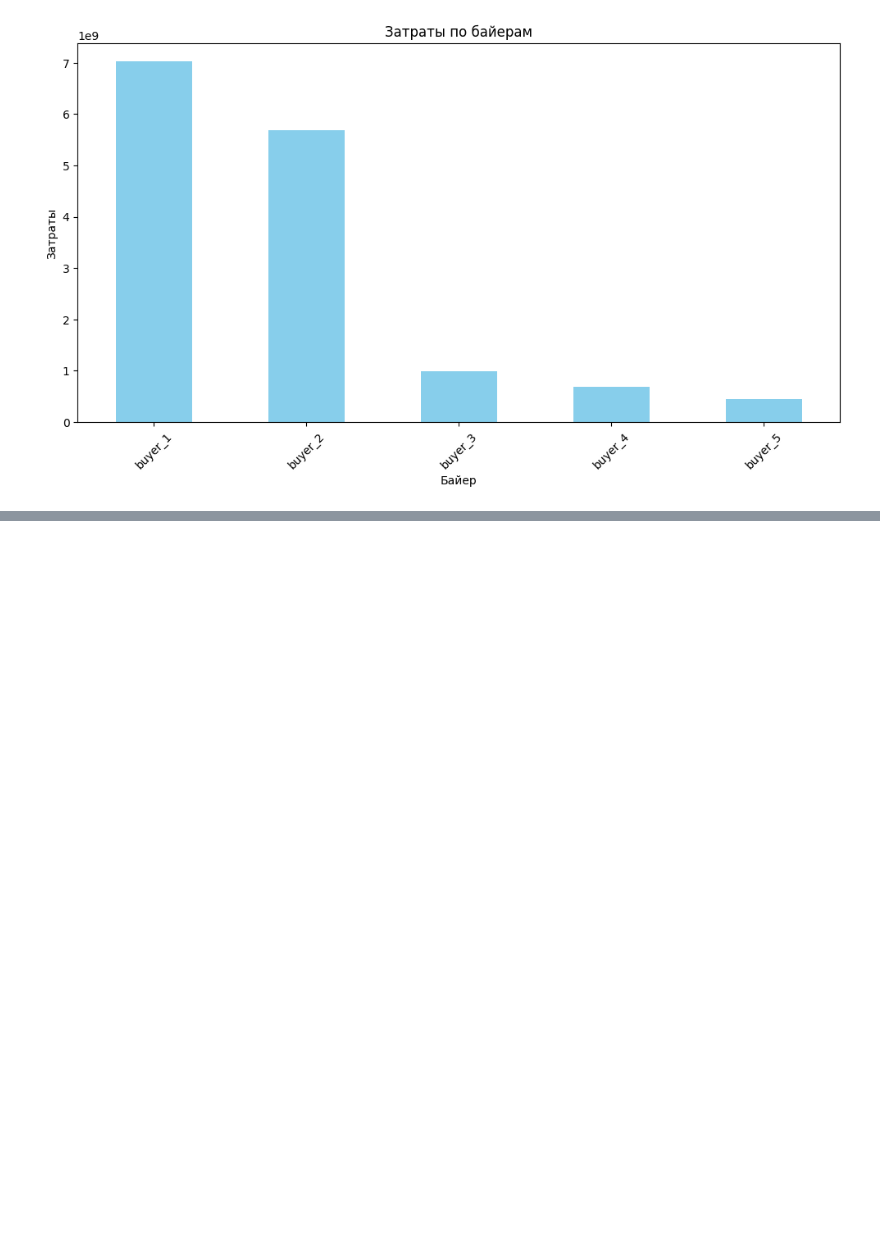
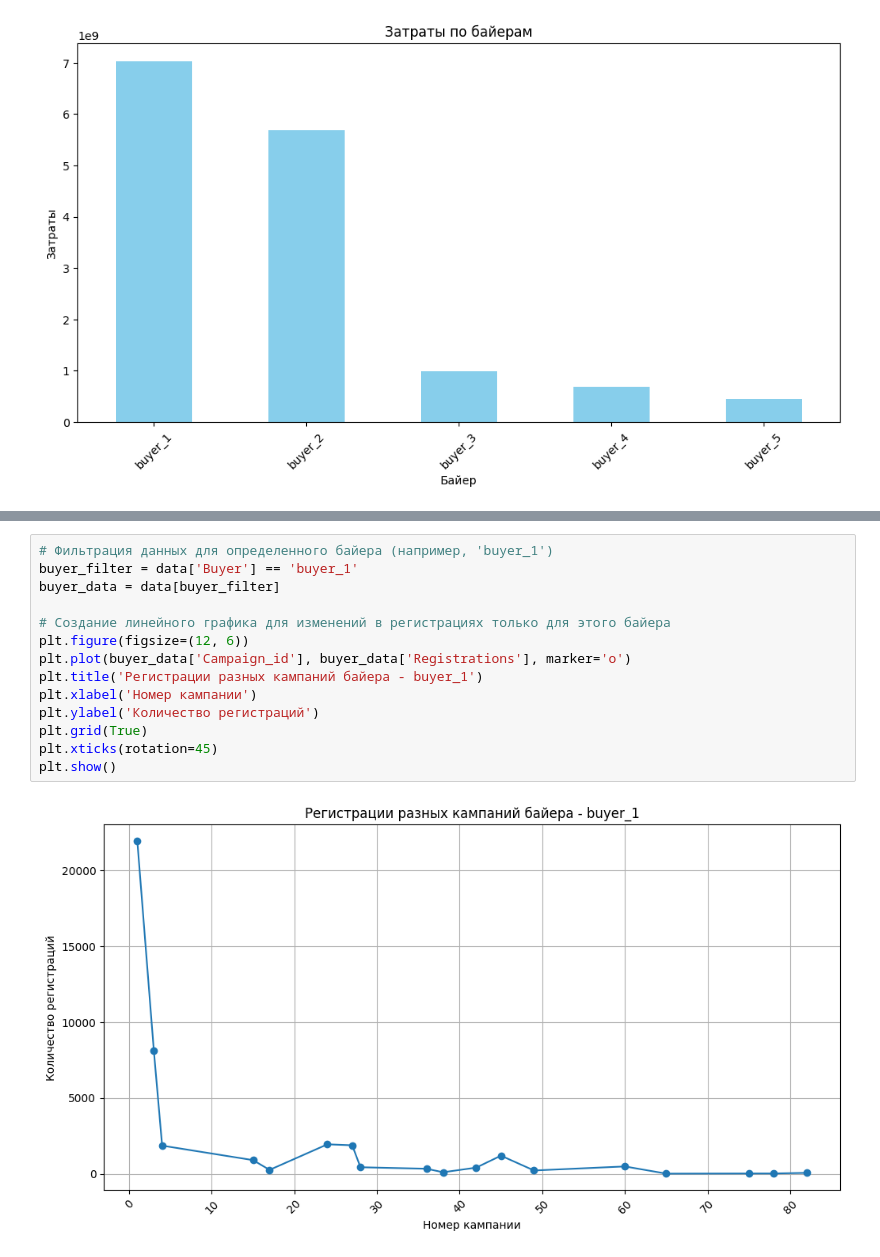
Before and after one commit to IsKate0021/METRICS, a Jupyter notebook: data_analysis.ipynb, the cells around one changed output, grey strips where cells are left out. Cells and saved outputs as stored; diff of their text form; blank space fills up the shorter version.

```diff
--- a/data_analysis.ipynb
+++ b/data_analysis.ipynb
@@ -98,0 +112,16 @@ plt.show()
+# %%
+# Фильтрация данных для определенного байера (например, 'buyer_1')
+buyer_filter = data['Buyer'] == 'buyer_1'
+buyer_data = data[buyer_filter]
+
+# Создание линейного графика для изменений в регистрациях только для этого байера
+plt.figure(figsize=(12, 6))
+plt.plot(buyer_data['Campaign_id'], buyer_data['Registrations'], marker='o')
+plt.title('Регистрации разных кампаний байера - buyer_1')
+plt.xlabel('Номер кампании')
+plt.ylabel('Количество регистраций')
+plt.grid(True)
+plt.xticks(rotation=45)
+plt.show()
+# %% [output]
+[figure, added]
```
Also changed, not shown: parts of 3 cells of this notebook.
